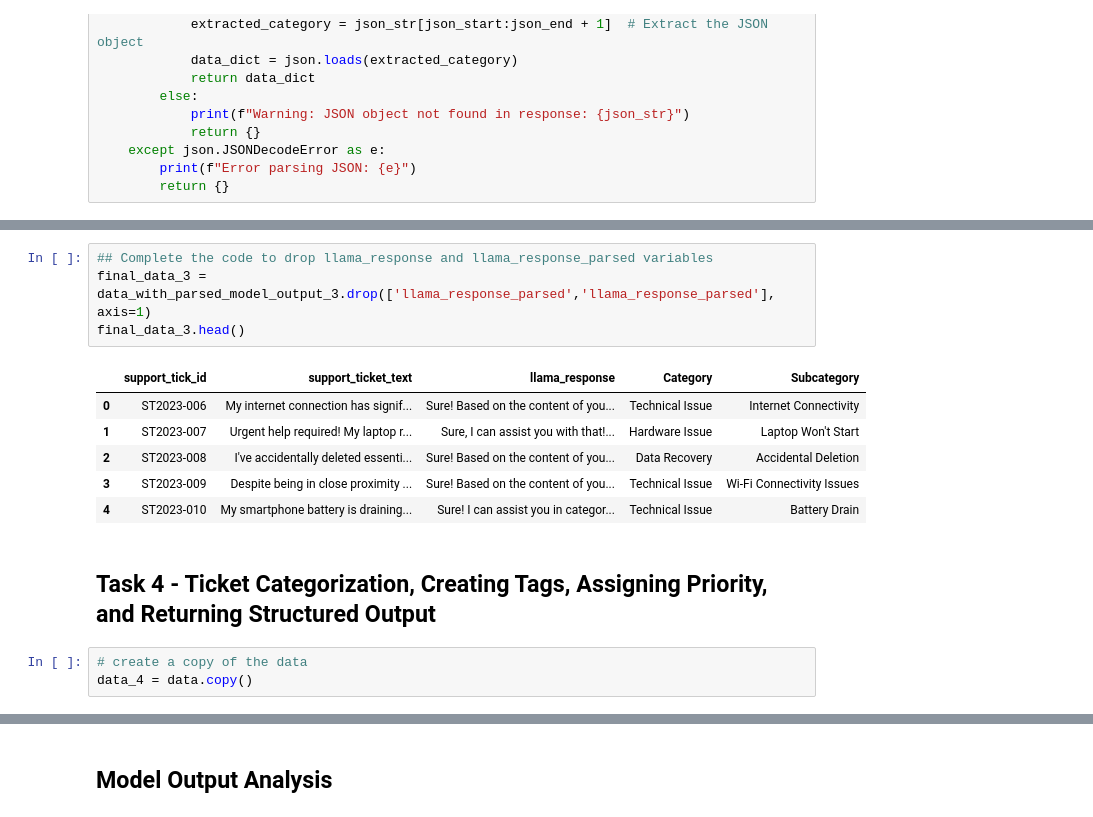
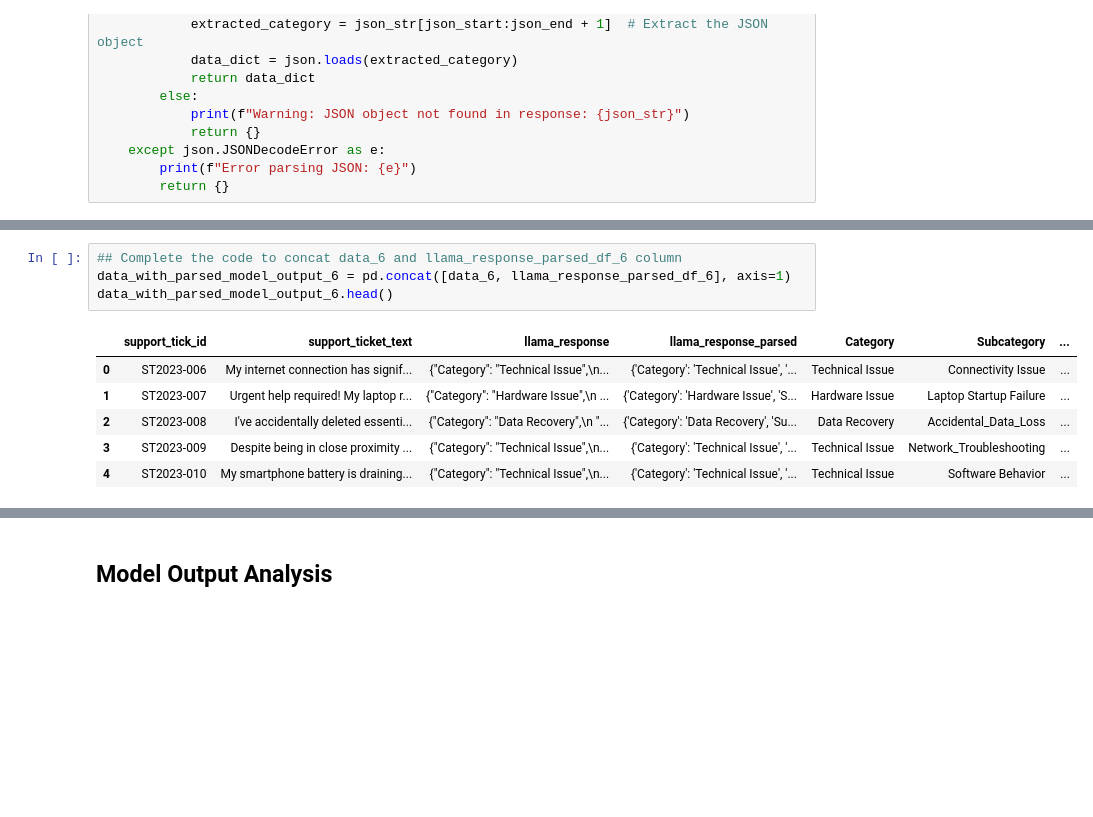
Before and after one commit to xpxpxpxpxpxpxp/AI-ML-Data-Science-Projects, a Jupyter notebook: SupportTickets.ipynb, the cells around one changed output, grey strips where cells are left out. Cells and saved outputs as stored; diff of their text form; blank space fills up the shorter version.

```diff
--- a/SupportTickets.ipynb
+++ b/SupportTickets.ipynb
@@ -428,16 +276,11 @@ data_with_parsed_model_output_3.head()
 # %%
-## Complete the code to drop llama_response and llama_response_parsed variables
-final_data_3 = data_with_parsed_model_output_3.drop(['llama_response_parsed','llama_response_parsed'], axis=1)
-final_data_3.head()
+## Complete the code to concat data_6 and llama_response_parsed_df_6 column
+data_with_parsed_model_output_6 = pd.concat([data_6, llama_response_parsed_df_6], axis=1)
+data_with_parsed_model_output_6.head()
 # %% [output]
-|  | support_tick_id | support_ticket_text | llama_response | Category | Subcategory |
-| 0 | ST2023-006 | My internet connection has signif... | Sure! Based on the content of you... | Technical Issue | Internet Connectivity |
-| 1 | ST2023-007 | Urgent help required! My laptop r... | Sure, I can assist you with that!... | Hardware Issue | Laptop Won't Start |
-| 2 | ST2023-008 | I've accidentally deleted essenti... | Sure! Based on the content of you... | Data Recovery | Accidental Deletion |
-| 3 | ST2023-009 | Despite being in close proximity ... | Sure! Based on the content of you... | Technical Issue | Wi-Fi Connectivity Issues |
-| 4 | ST2023-010 | My smartphone battery is draining... | Sure! I can assist you in categor... | Technical Issue | Battery Drain |
+|  | support_tick_id | support_ticket_text | llama_response | llama_response_parsed | Category | Subcategory | ... |
+| 0 | ST2023-006 | My internet connection has signif... | {"Category": "Technical Issue",\n... | {'Category': 'Technical Issue', '... | Technical Issue | Connectivity Issue | ... |
+| 1 | ST2023-007 | Urgent help required! My laptop r... | {"Category": "Hardware Issue",\n ... | {'Category': 'Hardware Issue', 'S... | Hardware Issue | Laptop Startup Failure | ... |
+| 2 | ST2023-008 | I've accidentally deleted essenti... | {"Category": "Data Recovery",\n "... | {'Category': 'Data Recovery', 'Su... | Data Recovery | Accidental_Data_Loss | ... |
+| 3 | ST2023-009 | Despite being in close proximity ... | {"Category": "Technical Issue",\n... | {'Category': 'Technical Issue', '... | Technical Issue | Network_Troubleshooting | ... |
+| 4 | ST2023-010 | My smartphone battery is draining... | {"Category": "Technical Issue",\n... | {'Category': 'Technical Issue', '... | Technical Issue | Software Behavior | ... |
-# %% [markdown]
-## **Task 4 - Ticket Categorization, Creating Tags, Assigning Priority, and Returning Structured Output**
-# %%
-# create a copy of the data
-data_4 = data.copy()
```
Also changed, not shown: parts of 68 cells of this notebook.
